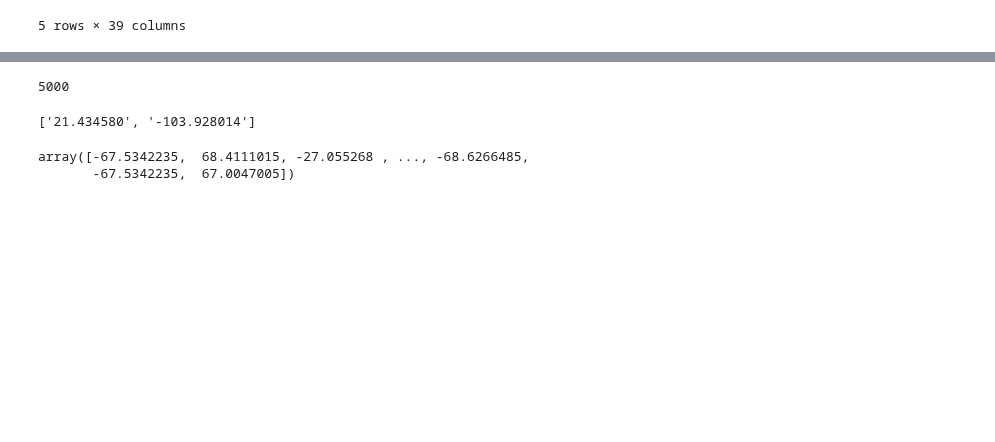
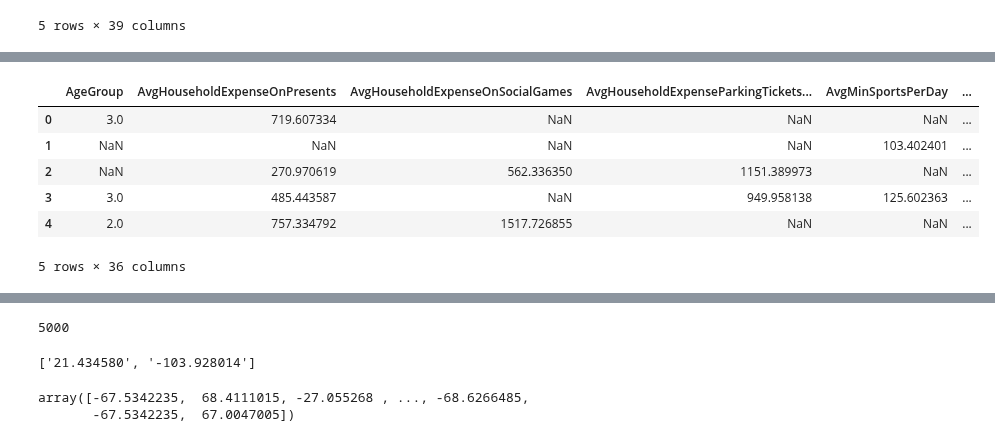
Before and after one commit to aka-sova/236756_Introduction_to_ML, a Jupyter notebook: hw2/wet_alex/data_exploration_virus.ipynb, the cells around one changed output, grey strips where cells are left out. Cells and saved outputs as stored; diff of their text form; code cells hidden in the pictures; blank space fills up the shorter version.

```diff
--- a/hw2/wet_alex/data_exploration_virus.ipynb
+++ b/hw2/wet_alex/data_exploration_virus.ipynb
@@ -24,0 +72,13 @@ df=df.drop(columns=['PatientID', 'Address']) #utterly meaningless to disease dia
+# %%
+#interate one hot encoding of test results back to df
+df2 = df
+df2 = df2.drop(columns = 'TestResultsCode')
+df2.head()
+# %% [output]
+|  | AgeGroup | AvgHouseholdExpenseOnPresents | AvgHouseholdExpenseOnSocialGames | AvgHouseholdExpenseParkingTickets... | AvgMinSportsPerDay | ... |
+| 0 | 3.0 | 719.607334 | NaN | NaN | NaN | ... |
+| 1 | NaN | NaN | NaN | NaN | 103.402401 | ... |
+| 2 | NaN | 270.970619 | 562.336350 | 1151.389973 | NaN | ... |
+| 3 | 3.0 | 485.443587 | NaN | 949.958138 | 125.602363 | ... |
+| 4 | 2.0 | 757.334792 | 1517.726855 | NaN | NaN | ... |
+5 rows × 36 columns
```
Also changed, not shown: parts of 31 cells of this notebook.
